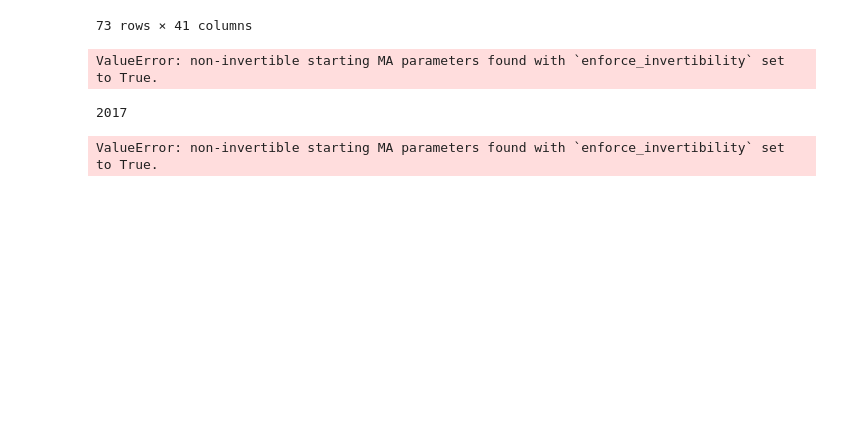
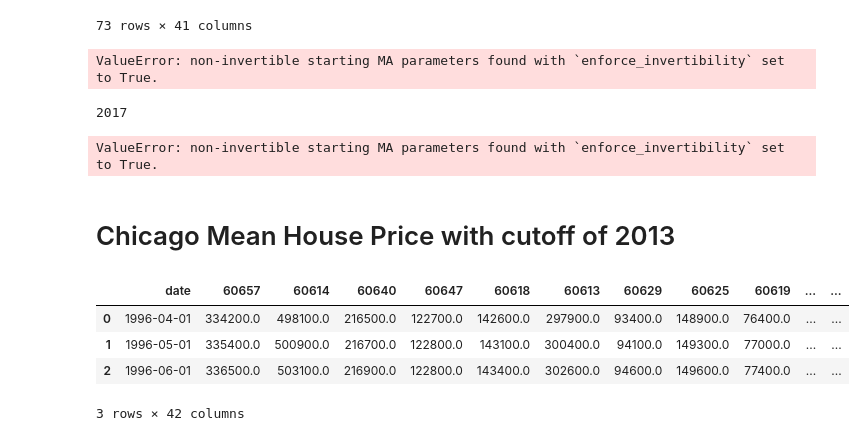
Before and after one commit to AdamBlomfield/mod_4_project, a Jupyter notebook: notebooks/ab_mod_4.ipynb, the cells around one changed output. Drawn from its saved outputs; the diff is of its cells as text; code cells hidden in the pictures; blank space fills up the shorter version.

```diff
--- a/notebooks/ab_mod_4.ipynb
+++ b/notebooks/ab_mod_4.ipynb
@@ -886,3 +886,22 @@ def plot_timeseries_model(data,column):
 ValueError: non-invertible starting MA parameters found with `enforce_invertibility` set to True.
 # %%
 # Model in Forecast Period
+# %% [markdown]
+# Chicago Mean House Price with cutoff of 2013
+# %%
+# import the csv
+zillow_chicago = pd.read_csv('../data/processed/zillow_chicago_1996_to_2018')
+
+# Convert to datetime
+zillow_chicago['date'] = pd.to_datetime(zillow_chicago['date'], format='%Y/%m/%d')
+
+# # Reset the date to be the index
+# zillow_chicago.set_index('date', inplace=True)
+
+zillow_chicago.head(3)
+# %% [output]
+|  | date | 60657 | 60614 | 60640 | 60647 | 60618 | 60613 | 60629 | 60625 | 60619 | ... | ... |
+| 0 | 1996-04-01 | 334200.0 | 498100.0 | 216500.0 | 122700.0 | 142600.0 | 297900.0 | 93400.0 | 148900.0 | 76400.0 | ... | ... |
+| 1 | 1996-05-01 | 335400.0 | 500900.0 | 216700.0 | 122800.0 | 143100.0 | 300400.0 | 94100.0 | 149300.0 | 77000.0 | ... | ... |
+| 2 | 1996-06-01 | 336500.0 | 503100.0 | 216900.0 | 122800.0 | 143400.0 | 302600.0 | 94600.0 | 149600.0 | 77400.0 | ... | ... |
+3 rows × 42 columns
```
Also changed, not shown: parts of 5 cells of this notebook.
